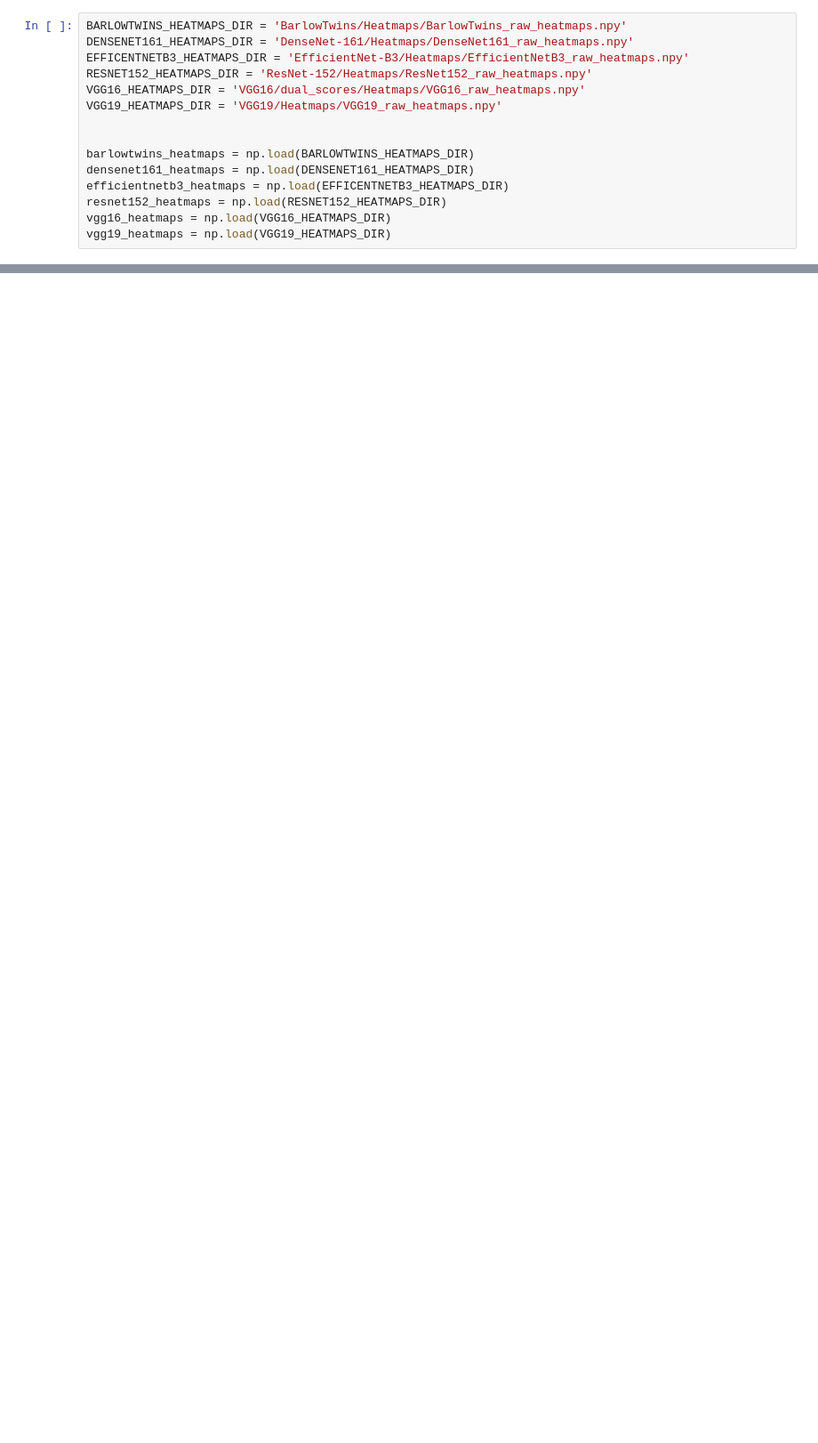
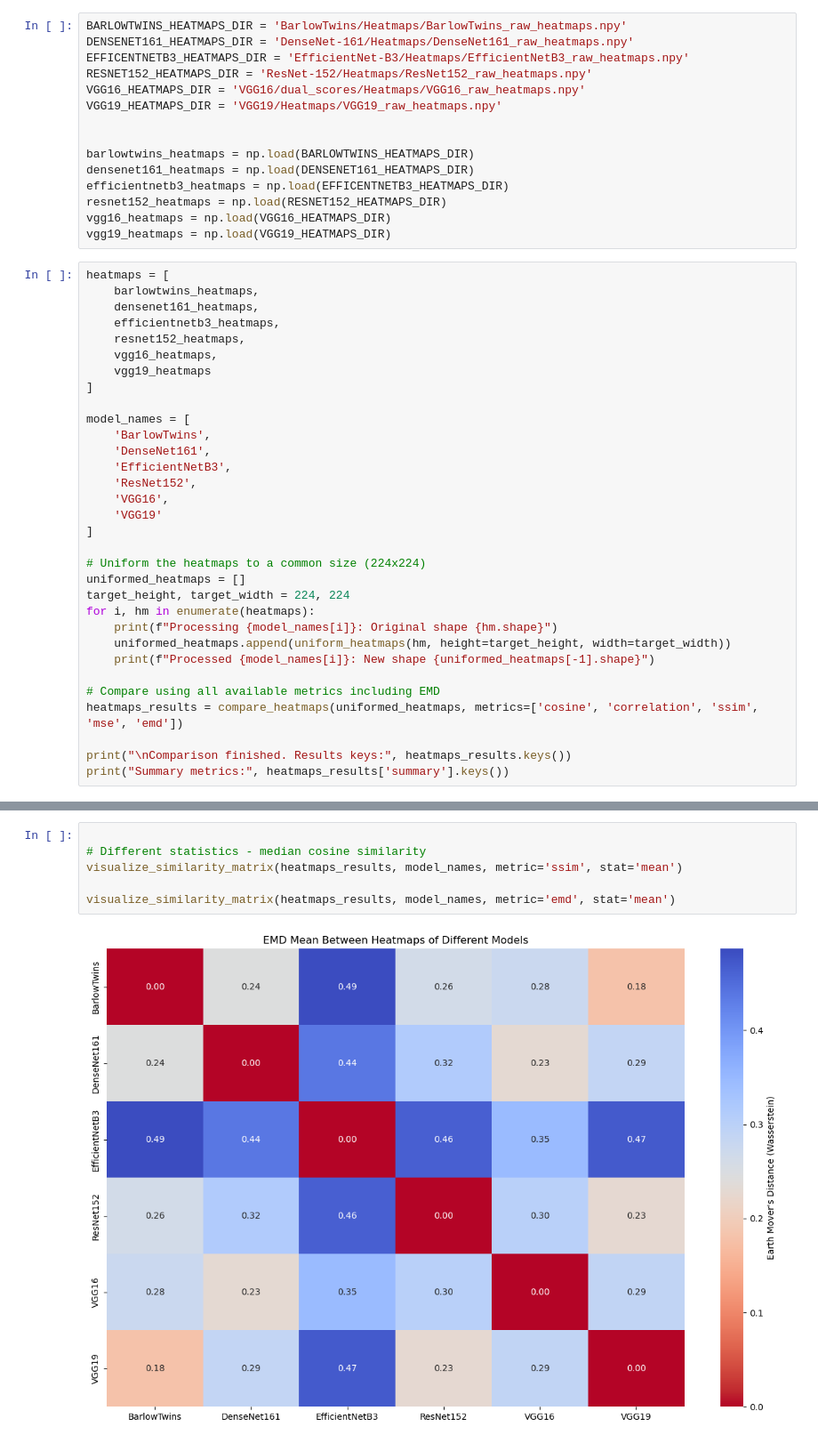
Before and after one commit to icaro-rdp/Internship_project_2025, a Jupyter notebook: Models/models_heatmaps_comparison.ipynb, the cells around one changed output, grey strips where cells are left out. Shown at 89% size. Drawn from its saved outputs; the diff is of its cells as text; blank space fills up the shorter version.

Commit message:
comparison btw models

```diff
--- a/Models/models_heatmaps_comparison.ipynb
+++ b/Models/models_heatmaps_comparison.ipynb
@@ -177,3 +198,35 @@ efficientnetb3_heatmaps = np.load(EFFICENTNETB3_HEATMAPS_DIR)
 resnet152_heatmaps = np.load(RESNET152_HEATMAPS_DIR)
 vgg16_heatmaps = np.load(VGG16_HEATMAPS_DIR)
 vgg19_heatmaps = np.load(VGG19_HEATMAPS_DIR)
+# %%
+heatmaps = [
+    barlowtwins_heatmaps,
+    densenet161_heatmaps,
+    efficientnetb3_heatmaps,
+    resnet152_heatmaps,
+    vgg16_heatmaps,
+    vgg19_heatmaps
+]
+
+model_names = [
+    'BarlowTwins',
+    'DenseNet161',
+    'EfficientNetB3',
+    'ResNet152',
+    'VGG16',
+    'VGG19'
+]
+
+# Uniform the heatmaps to a common size (224x224)
+uniformed_heatmaps = []
+target_height, target_width = 224, 224
+for i, hm in enumerate(heatmaps):
+    print(f"Processing {model_names[i]}: Original shape {hm.shape}")
+    uniformed_heatmaps.append(uniform_heatmaps(hm, height=target_height, width=target_width))
+    print(f"Processed {model_names[i]}: New shape {uniformed_heatmaps[-1].shape}")
+
+# Compare using all available metrics including EMD
+heatmaps_results = compare_heatmaps(uniformed_heatmaps, metrics=['cosine', 'correlation', 'ssim', 'mse', 'emd'])
+
+print("\nComparison finished. Results keys:", heatmaps_results.keys())
+print("Summary metrics:", heatmaps_results['summary'].keys())
@@ -179,0 +249,8 @@ vgg19_heatmaps = np.load(VGG19_HEATMAPS_DIR)
+# %%
+
+# Different statistics - median cosine similarity
+visualize_similarity_matrix(heatmaps_results, model_names, metric='ssim', stat='mean')
+
+visualize_similarity_matrix(heatmaps_results, model_names, metric='emd', stat='mean')
+# %% [output]
+[figure, added]
```
Also changed, not shown: parts of 3 cells of this notebook, 1 other file.
